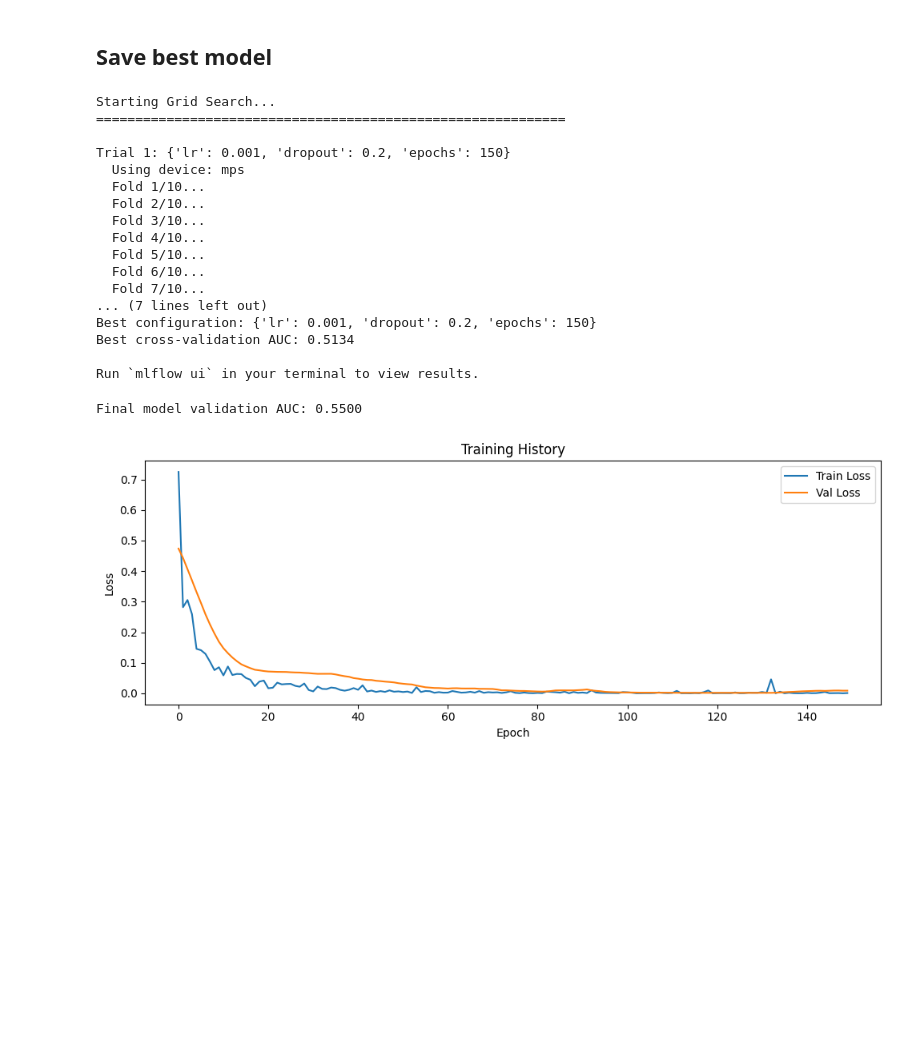
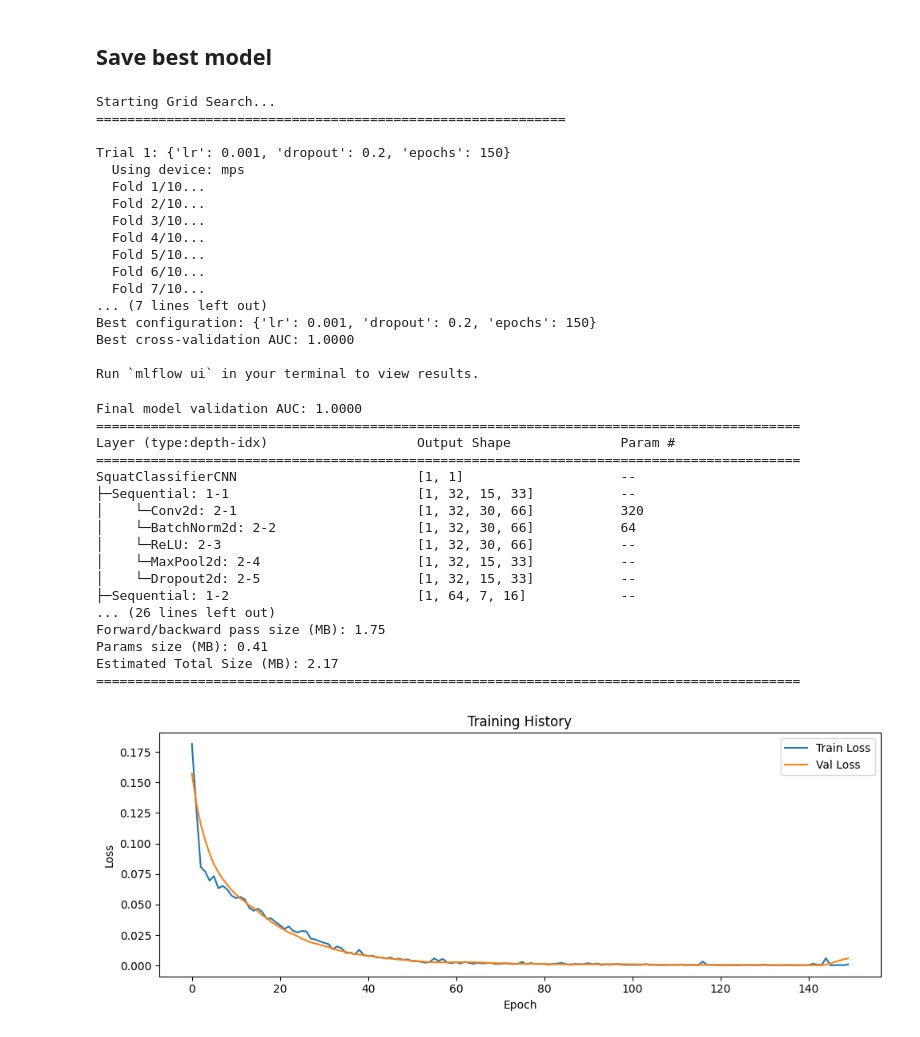
Before and after one commit to kallefrisk/DeepLearning_Schoolwork, a Jupyter notebook: JakobProject/notebooks/assignment14.ipynb, the cells around one changed output. Cells and saved outputs as stored; diff of their text form; code cells hidden in the pictures; blank space fills up the shorter version.

```diff
--- a/JakobProject/notebooks/assignment14.ipynb
+++ b/JakobProject/notebooks/assignment14.ipynb
@@ -71,15 +99,29 @@ X, y = load_and_reshape_all_files(data_dir, n_frames=30, n_features=66)
 print(f"Total samples: {X.shape[0]}")
 print(f"X shape: {X.shape}")  # (total_samples, 30, 66)
 
+y[y == 1] = 0
+y[(y == 2) | (y == 3)] = 1
+
 # Then split
 X_train, X_test, y_train, y_test = train_test_split(X, y, test_size=0.3, random_state=1)
 
-X_train = X_train.reshape(X_train.shape[0], 1, X_train.shape[1], X_train.shape[2])
+X_train_mirrored = mirror_pose_data(X_train)  # Implement this based on feature swapping
+y_train_mirrored = y_train.copy()
+
+# 4. Combine original and mirrored training data
+X_train_augmented = np.concatenate([X_train, X_train_mirrored], axis=0)
+y_train = np.concatenate([y_train, y_train_mirrored], axis=0)
+
+X_train = X_train_augmented.reshape(X_train_augmented.shape[0], 1, X_train_augmented.shape[1], X_train_augmented.shape[2])
 X_test = X_test.reshape(X_test.shape[0], 1, X_test.shape[1], X_test.shape[2])
+
+
 
 scaler = StandardScaler()
 X_train = scaler.fit_transform(X_train.reshape(X_train.shape[0], -1)).reshape(X_train.shape)
 X_test  = scaler.transform(X_test.reshape(X_test.shape[0], -1)).reshape(X_test.shape)
+
+
 
 print(f"X_train shape for CNN: {X_train.shape}")  # (n, 1, 30, 66)
 print(f"X_test shape for CNN: {X_test.shape}")    # (n, 1, 30, 66)
@@ -139,7 +181,7 @@ class SquatClassifierCNN(nn.Module):
             nn.Linear(64, 32),
             nn.ReLU(),
             nn.Dropout(dropout_rate),
-            nn.Linear(32, 3)
+            nn.Linear(32, 1)
         )
 
         self._init_weights()
@@ -222,9 +264,11 @@ def train_one_model(model, config, x_train, y_train, x_val, y_val, loss_fn,
                 val_logits = model(x_val)
                 val_loss   = loss_fn(val_logits, y_val)
 
-                # softmax → probabilities, shape (N, 3)
-                probs    = torch.softmax(val_logits, dim=1).cpu().numpy()
+
                 y_val_np = y_val.cpu().numpy()
+
+                probs = torch.sigmoid(val_logits).squeeze(1).cpu().numpy()  # shape (N,)
+
 
                 val_auc = roc_auc_score(
                     y_val_np, probs,
@@ -283,8 +327,8 @@ def cross_validate_model(config, X, y, loss_fn, input_dim, n_splits=10):
         X_val_t   = torch.tensor(X_val_f,   dtype=torch.float32).to(device)
 
         # ✅ long + shape (N,)  — required by CrossEntropyLoss
-        y_train_t = torch.tensor(y_train_f, dtype=torch.long).to(device)
-        y_val_t   = torch.tensor(y_val_f,   dtype=torch.long).to(device)
+        y_train_t = torch.tensor(y_train_f, dtype=torch.float32).unsqueeze(1).to(device)
+        y_val_t   = torch.tensor(y_val_f,   dtype=torch.float32).unsqueeze(1).to(device)
 
         model = build_cnn_model(config, input_dim).to(device)
 
@@ -343,7 +387,12 @@ param_grid = {"lr": [0.001], "dropout": [0.2], "epochs": [150]}
 trial      = 0
 best_auc   = 0
 best_config = None
-loss_func  = nn.CrossEntropyLoss()
+
+n_good = (y_train == 0).sum()
+n_ugly = (y_train == 1).sum()
+pos_weight = torch.tensor([n_good / n_ugly], dtype=torch.float32).to(device)  # ~4.5x
+
+loss_func = nn.BCEWithLogitsLoss(pos_weight=pos_weight)
 
 print("Starting Grid Search...")
 print("=" * 60)
@@ -392,40 +441,55 @@ Trial 1: {'lr': 0.001, 'dropout': 0.2, 'epochs': 150}
   Fold 7/10...
 ... (7 lines left out)
 Best configuration: {'lr': 0.001, 'dropout': 0.2, 'epochs': 150}
-Best cross-validation AUC: 0.5134
+Best cross-validation AUC: 1.0000
 
 Run `mlflow ui` in your terminal to view results.
 # %%
 X_train_t = torch.tensor(X_train, dtype=torch.float32).to(device)
 X_val_t   = torch.tensor(X_test,   dtype=torch.float32).to(device)
 
-        # ✅ long + shape (N,)  — required by CrossEntropyLoss
-y_train_t = torch.tensor(y_train, dtype=torch.long).to(device)
-y_val_t   = torch.tensor(y_test,   dtype=torch.long).to(device)
+y_train_t = torch.tensor(y_train, dtype=torch.float32).unsqueeze(1).to(device)
+y_val_t   = torch.tensor(y_test,  dtype=torch.float32).unsqueeze(1).to(device)
 
 final_model = build_cnn_model(best_config, input_shape)
 
 with mlflow.start_run(run_name="final_model"):
     val_auc, final_model, history = train_one_model(
         final_model, best_config, X_train_t, y_train_t, X_val_t, y_val_t,
         loss_func, run_name="final_model_inner"
     )
 
 print(f"Final model validation AUC: {val_auc:.4f}")
-summary(final_model, input_size=(1, 1, input_shape[0], input_shape[1]))
+print(summary(final_model, input_size=(1, 1, input_shape[0], input_shape[1])))
 
 plt.figure(figsize=(10, 4))
 plt.plot(history["train_loss"], label="Train Loss")
 plt.plot(history["val_loss"],   label="Val Loss")
 plt.xlabel("Epoch")
 plt.ylabel("Loss")
 plt.legend()
 plt.title("Training History")
 plt.tight_layout()
 plt.show()
 # %% [output]
-Final model validation AUC: 0.5500
+Final model validation AUC: 1.0000
+==========================================================================================
+Layer (type:depth-idx)                   Output Shape              Param #
+==========================================================================================
+SquatClassifierCNN                       [1, 1]                    --
+├─Sequential: 1-1                        [1, 32, 15, 33]           --
+│    └─Conv2d: 2-1                       [1, 32, 30, 66]           320
+│    └─BatchNorm2d: 2-2                  [1, 32, 30, 66]           64
+│    └─ReLU: 2-3                         [1, 32, 30, 66]           --
+│    └─MaxPool2d: 2-4                    [1, 32, 15, 33]           --
+│    └─Dropout2d: 2-5                    [1, 32, 15, 33]           --
+├─Sequential: 1-2                        [1, 64, 7, 16]            --
+... (26 lines left out)
+Forward/backward pass size (MB): 1.75
+Params size (MB): 0.41
+Estimated Total Size (MB): 2.17
+==========================================================================================
-[figure, old version]
+[figure, new version]
 # %%
 # Convert to tensors correctly
 
```
Also changed, not shown: parts of 4 cells of this notebook.
